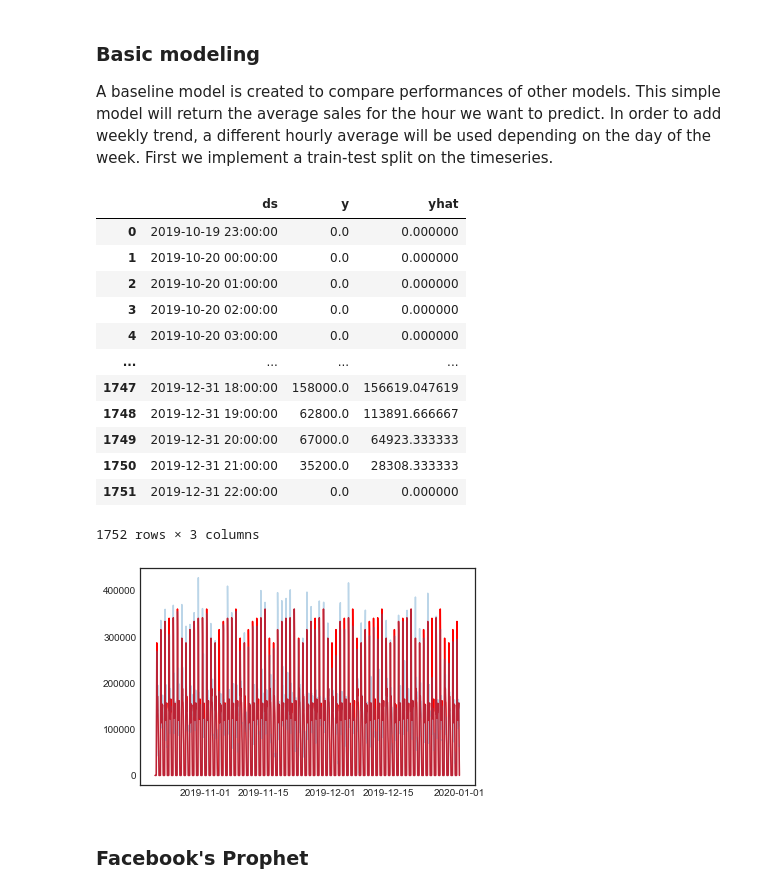
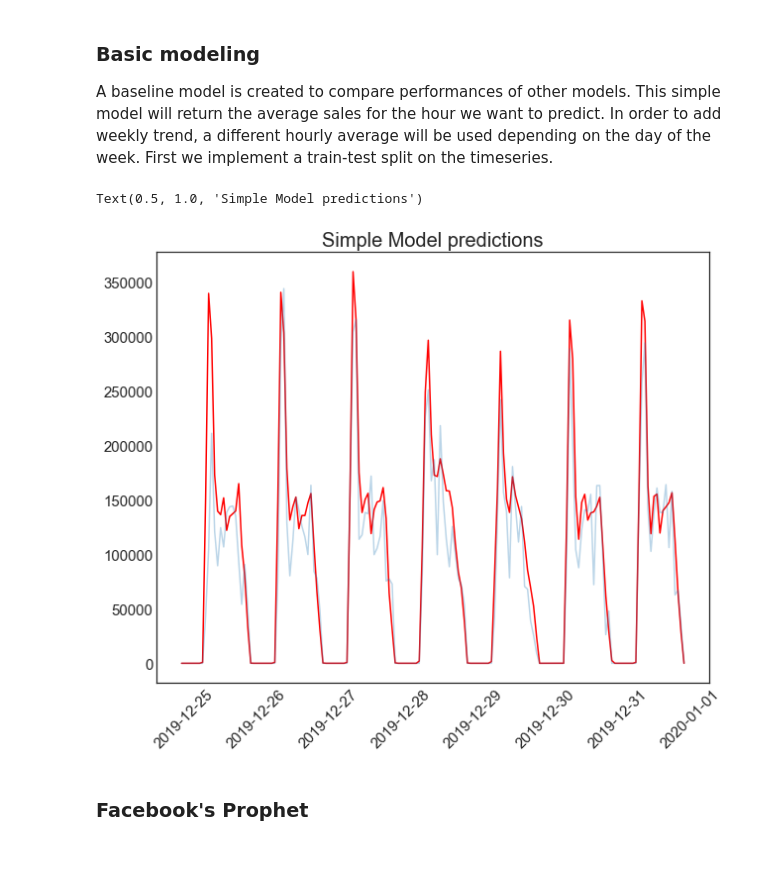
Before and after one commit to chul0717/capstone2, a Jupyter notebook: src/notebook.ipynb, the cells around one changed output. Drawn from its saved outputs; the diff is of its cells as text; code cells hidden in the pictures; blank space fills up the shorter version.

```diff
--- a/src/notebook.ipynb
+++ b/src/notebook.ipynb
@@ -459,7 +467,7 @@ def generate_hourly_average(df, day_number):
     hourly_average = masked_df.groupby(masked_df["ds"].dt.hour).sum()["y"] / count
     return hourly_average
 
-def simple_model(train, test, plot=True):
+def simple_model(train, test, ax=None):
     """
     A baseline model which takes predicts values using the average of the historical data.
 
@@ -485,30 +493,22 @@ def simple_model(train, test, plot=True):
                                                  hourly_dict[x.dayofweek]
                                                  .iloc[x.hour]))
 
-    if plot:
-        fig, ax = plt.subplots()
+    if ax:
         plotting_df = test.set_index("ds")
-        ax.plot(plotting_df["yhat"], color="r")
-        ax.plot(plotting_df["y"], alpha=0.3)
+        ax.plot(plotting_df["yhat"].last("7D"), color="r")
+        ax.plot(plotting_df["y"].last("7D"), alpha=0.3)
 
-    return test#, hourly_dict
+
+    return test #hourly_dict
-# %%
-simple_model(train_df, test_df)
-# %% [output]
-|  | ds | y | yhat |
-| 0 | 2019-10-19 23:00:00 | 0.0 | 0.000000 |
-| 1 | 2019-10-20 00:00:00 | 0.0 | 0.000000 |
-| 2 | 2019-10-20 01:00:00 | 0.0 | 0.000000 |
-| 3 | 2019-10-20 02:00:00 | 0.0 | 0.000000 |
-| 4 | 2019-10-20 03:00:00 | 0.0 | 0.000000 |
-| ... | ... | ... | ... |
-| 1747 | 2019-12-31 18:00:00 | 158000.0 | 156619.047619 |
-| 1748 | 2019-12-31 19:00:00 | 62800.0 | 113891.666667 |
-| 1749 | 2019-12-31 20:00:00 | 67000.0 | 64923.333333 |
-| 1750 | 2019-12-31 21:00:00 | 35200.0 | 28308.333333 |
-| 1751 | 2019-12-31 22:00:00 | 0.0 | 0.000000 |
-1752 rows × 3 columns
-[figure, removed]
+# %%
+fig, ax = plt.subplots(figsize=(10,8))
+simple_model(train_df, test_df, ax)
+plt.xticks(rotation=45)
+plt.title("Simple Model predictions")
+# fig.savefig('/Users/chulgyukim/gds/capstone2/plots/simple_model_predict.png')
+# %% [output]
+Text(0.5, 1.0, 'Simple Model predictions')
+[figure, added]
 # %% [markdown]
 ### Facebook's Prophet
 # %%
```
Also changed, not shown: parts of 21 cells of this notebook.
